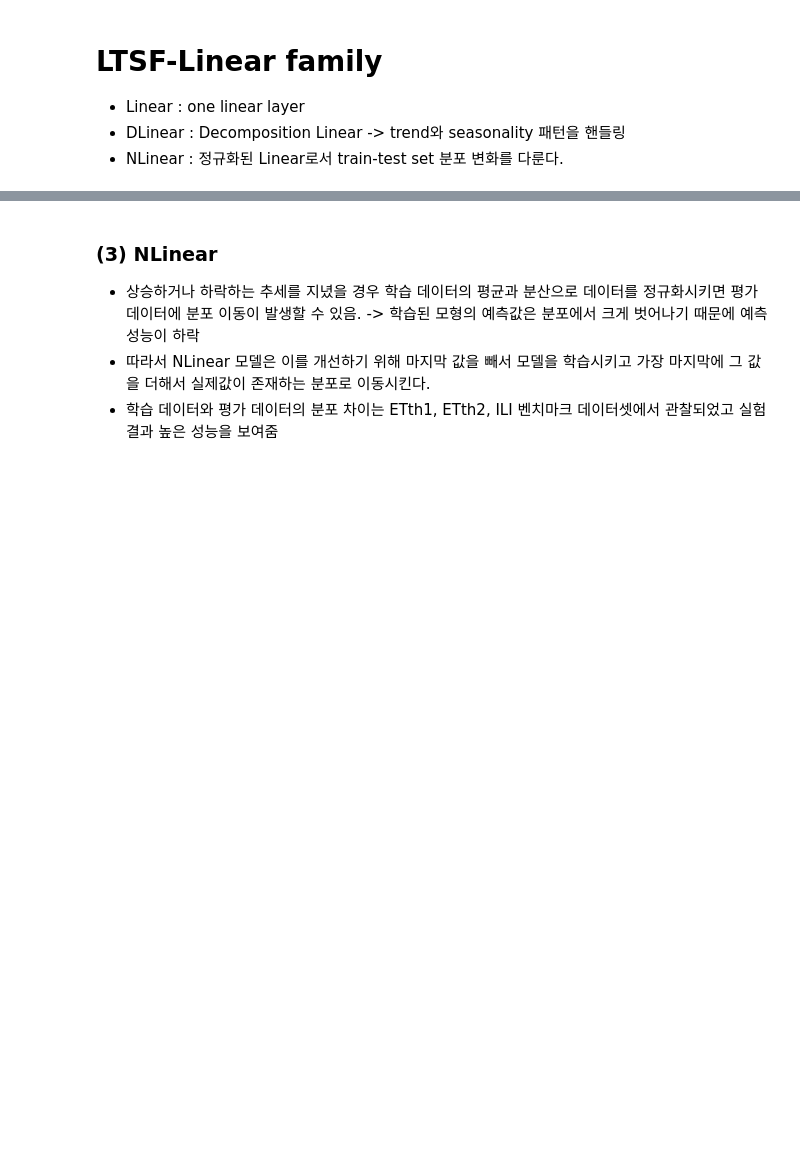
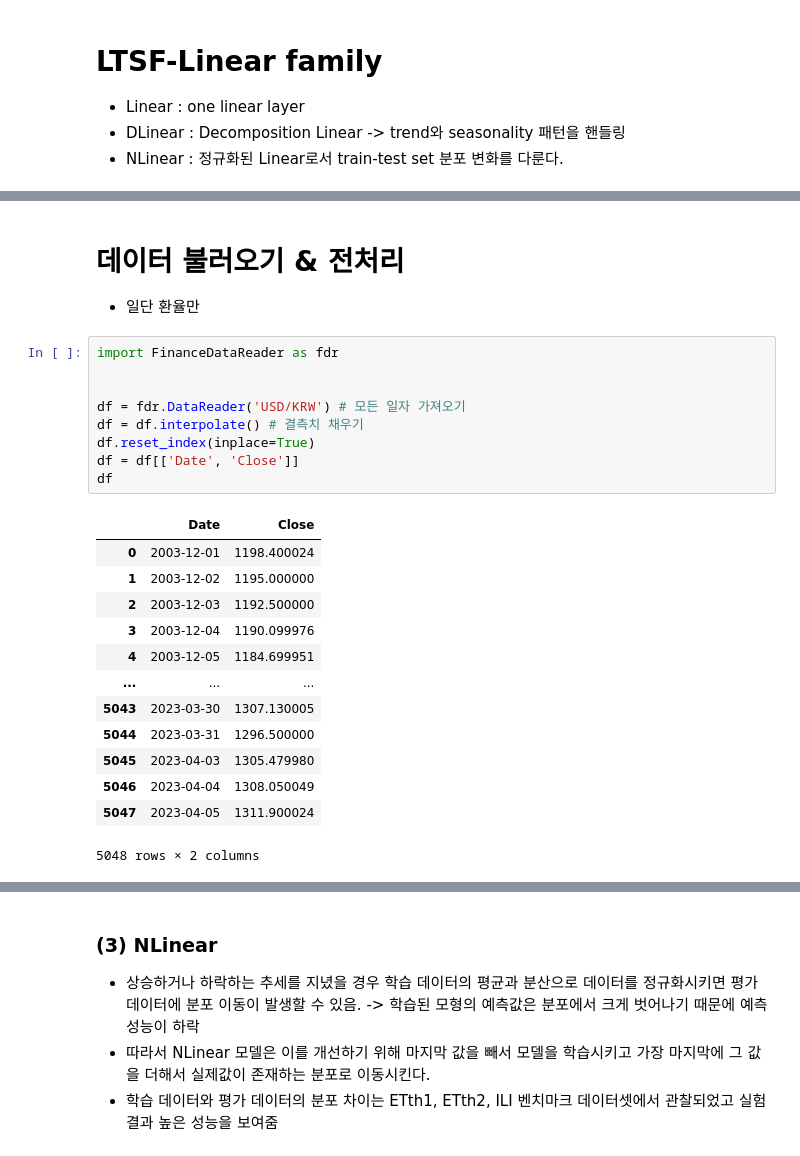
Before and after one commit to epzlfnql/Automated-Trading-Systems, a Jupyter notebook: 장기시계열예측_방법론/LTSF.ipynb, the cells around one changed output, grey strips where cells are left out. Saved outputs shown, nothing was run; the diff lists cells and outputs as text; blank space fills up the shorter version.

```diff
--- a/장기시계열예측_방법론/LTSF.ipynb
+++ b/장기시계열예측_방법론/LTSF.ipynb
@@ -61,0 +61,26 @@ class LTSF_Linear(torch.nn.Module):
+# %% [markdown]
+# 데이터 불러오기 & 전처리
+- 일단 환율만
+# %%
+import FinanceDataReader as fdr
+
+
+df = fdr.DataReader('USD/KRW') # 모든 일자 가져오기
+df = df.interpolate() # 결측치 채우기
+df.reset_index(inplace=True)
+df = df[['Date', 'Close']]
+df
+# %% [output]
+|  | Date | Close |
+| 0 | 2003-12-01 | 1198.400024 |
+| 1 | 2003-12-02 | 1195.000000 |
+| 2 | 2003-12-03 | 1192.500000 |
+| 3 | 2003-12-04 | 1190.099976 |
+| 4 | 2003-12-05 | 1184.699951 |
+| ... | ... | ... |
+| 5043 | 2023-03-30 | 1307.130005 |
+| 5044 | 2023-03-31 | 1296.500000 |
+| 5045 | 2023-04-03 | 1305.479980 |
+| 5046 | 2023-04-04 | 1308.050049 |
+| 5047 | 2023-04-05 | 1311.900024 |
+5048 rows × 2 columns
```
Also changed, not shown: parts of 21 cells of this notebook, 1 other file.
